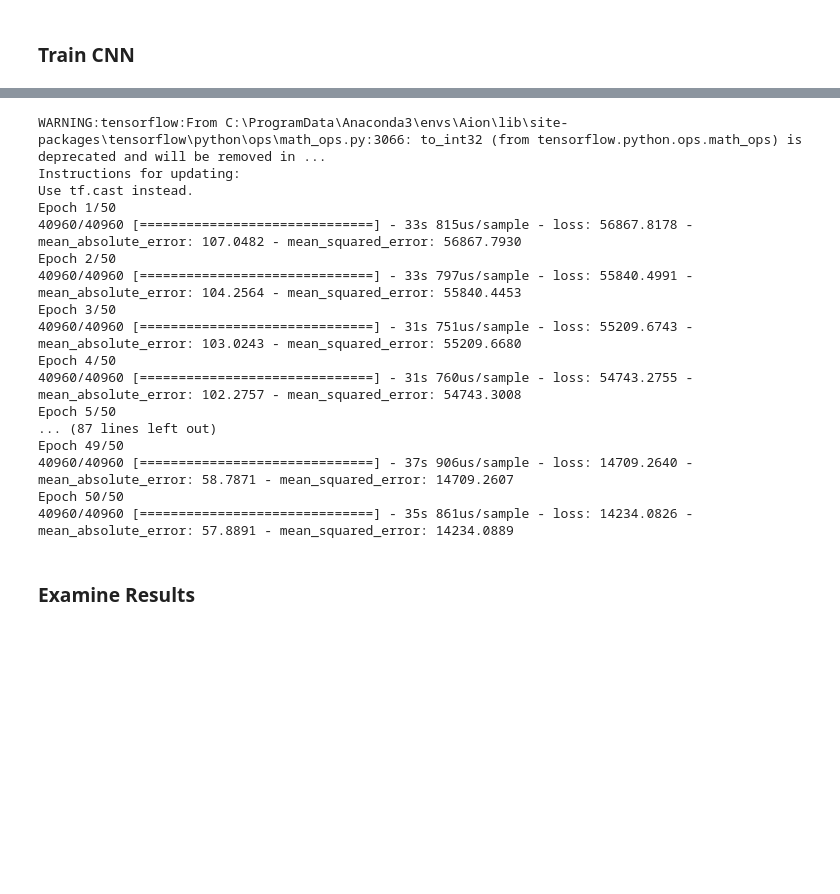
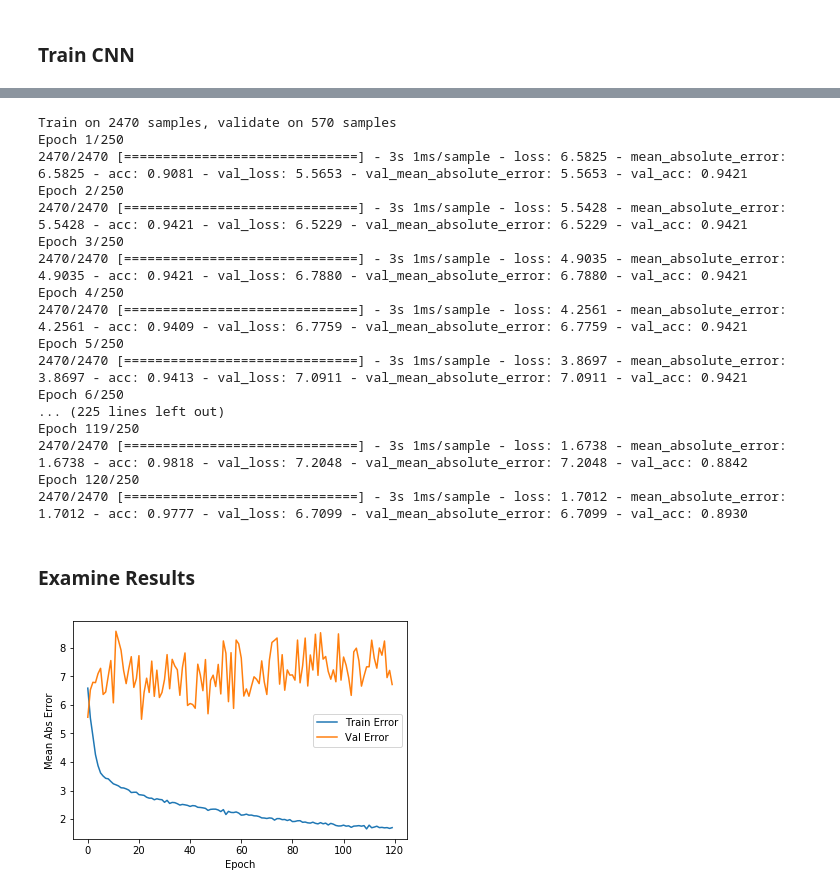
Before and after one commit to santi921/AM216Final2019, a Jupyter notebook: Cuccia_NN.ipynb, the cells around one changed output, grey strips where cells are left out. Drawn from its saved outputs; the diff is of its cells as text; code cells hidden in the pictures; blank space fills up the shorter version.

```diff
--- a/Cuccia_NN.ipynb
+++ b/Cuccia_NN.ipynb
@@ -206,10 +384,9 @@ train_data = train_data.reshape(train_data.shape[0], train_data.shape[1], train_
 test_data = test_data.reshape(test_data.shape[0], test_data.shape[1], test_data.shape[2], 1)
 
 # The patience parameter is the amount of epochs to check for improvement
-early_stop = keras.callbacks.EarlyStopping(monitor='val_loss', patience=10)
+early_stop = keras.callbacks.EarlyStopping(monitor='loss', patience=10)
 
-history = model.fit(train_data, train_labels, epochs=200,
-                    validation_split = 0.2, batch_size=128, verbose=1, callbacks=[early_stop])
+history = model.fit(train_data, train_labels, validation_data=(test_data, test_labels), epochs=250, batch_size=32, verbose=1, callbacks=[early_stop])
 test_predic = model.predict(test_data)
 train_predic = model.predict(train_data)
 
@@ -217,55 +394,51 @@ if not os.path.exists(savedir):
     os.makedirs(savedir)
 
 model.save(savedir + 'model.h5')
+
+# sess.graph contains the graph definition; that enables the Graph Visualizer.
+
+file_writer = tf.summary.FileWriter(savedir + '/logs/', sess.graph)
 # %% [output]
-WARNING:tensorflow:From C:\ProgramData\Anaconda3\envs\Aion\lib\site-packages\tensorflow\python\ops\math_ops.py:3066: to_int32 (from tensorflow.python.ops.math_ops) is deprecated and will be removed in ...
-Instructions for updating:
-Use tf.cast instead.
-Epoch 1/50
-40960/40960 [==============================] - 33s 815us/sample - loss: 56867.8178 - mean_absolute_error: 107.0482 - mean_squared_error: 56867.7930
-Epoch 2/50
-40960/40960 [==============================] - 33s 797us/sample - loss: 55840.4991 - mean_absolute_error: 104.2564 - mean_squared_error: 55840.4453
-Epoch 3/50
-40960/40960 [==============================] - 31s 751us/sample - loss: 55209.6743 - mean_absolute_error: 103.0243 - mean_squared_error: 55209.6680
-Epoch 4/50
-40960/40960 [==============================] - 31s 760us/sample - loss: 54743.2755 - mean_absolute_error: 102.2757 - mean_squared_error: 54743.3008
-Epoch 5/50
-... (87 lines left out)
-Epoch 49/50
-40960/40960 [==============================] - 37s 906us/sample - loss: 14709.2640 - mean_absolute_error: 58.7871 - mean_squared_error: 14709.2607
-Epoch 50/50
-40960/40960 [==============================] - 35s 861us/sample - loss: 14234.0826 - mean_absolute_error: 57.8891 - mean_squared_error: 14234.0889
+Train on 2470 samples, validate on 570 samples
+Epoch 1/250
+2470/2470 [==============================] - 3s 1ms/sample - loss: 6.5825 - mean_absolute_error: 6.5825 - acc: 0.9081 - val_loss: 5.5653 - val_mean_absolute_error: 5.5653 - val_acc: 0.9421
+Epoch 2/250
+2470/2470 [==============================] - 3s 1ms/sample - loss: 5.5428 - mean_absolute_error: 5.5428 - acc: 0.9421 - val_loss: 6.5229 - val_mean_absolute_error: 6.5229 - val_acc: 0.9421
+Epoch 3/250
+2470/2470 [==============================] - 3s 1ms/sample - loss: 4.9035 - mean_absolute_error: 4.9035 - acc: 0.9421 - val_loss: 6.7880 - val_mean_absolute_error: 6.7880 - val_acc: 0.9421
+Epoch 4/250
+2470/2470 [==============================] - 3s 1ms/sample - loss: 4.2561 - mean_absolute_error: 4.2561 - acc: 0.9409 - val_loss: 6.7759 - val_mean_absolute_error: 6.7759 - val_acc: 0.9421
+Epoch 5/250
+2470/2470 [==============================] - 3s 1ms/sample - loss: 3.8697 - mean_absolute_error: 3.8697 - acc: 0.9413 - val_loss: 7.0911 - val_mean_absolute_error: 7.0911 - val_acc: 0.9421
+Epoch 6/250
+... (225 lines left out)
+Epoch 119/250
+2470/2470 [==============================] - 3s 1ms/sample - loss: 1.6738 - mean_absolute_error: 1.6738 - acc: 0.9818 - val_loss: 7.2048 - val_mean_absolute_error: 7.2048 - val_acc: 0.8842
+Epoch 120/250
+2470/2470 [==============================] - 3s 1ms/sample - loss: 1.7012 - mean_absolute_error: 1.7012 - acc: 0.9777 - val_loss: 6.7099 - val_mean_absolute_error: 6.7099 - val_acc: 0.8930
 # %% [markdown]
 ### Examine Results
 # %%
 def plot_history(history):
     hist = pd.DataFrame(history.history)
     hist['epoch'] = history.epoch
 
     plt.figure()
     plt.xlabel('Epoch')
-    plt.ylabel('Mean Abs Error [MPG]')
+    plt.ylabel('Mean Abs Error')
     plt.plot(hist['epoch'], hist['mean_absolute_error'],
            label='Train Error')
     plt.plot(hist['epoch'], hist['val_mean_absolute_error'],
            label = 'Val Error')
-    plt.ylim([0,5])
-    plt.legend()
-
-    plt.figure()
-    plt.xlabel('Epoch')
-    plt.ylabel('Mean Square Error [$MPG^2$]')
-    plt.plot(hist['epoch'], hist['mean_squared_error'],
-           label='Train Error')
-    plt.plot(hist['epoch'], hist['val_mean_squared_error'],
-           label = 'Val Error')
-    plt.ylim([0,20])
+#     plt.ylim([0,5])
     plt.legend()
     plt.savefig(savedir + "History.png", dpi = 600, bbox_inches='tight')
     plt.show()
 
 
 plot_history(history)
+# %% [output]
+[figure, added]
 # %%
 # Score and visualize predictions
 from scipy.stats import pearsonr
```
Also changed, not shown: parts of 14 cells of this notebook.
